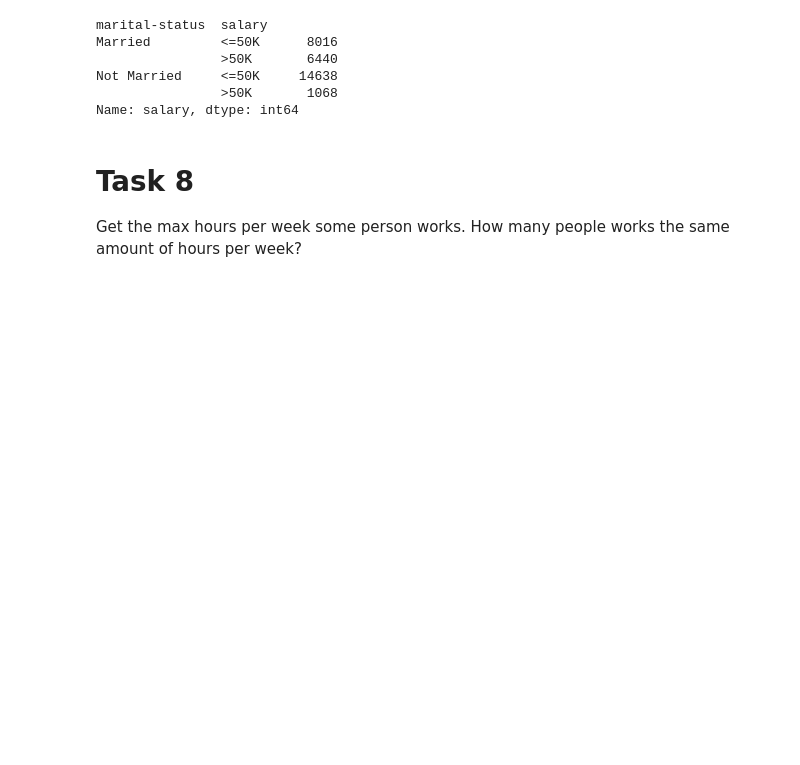
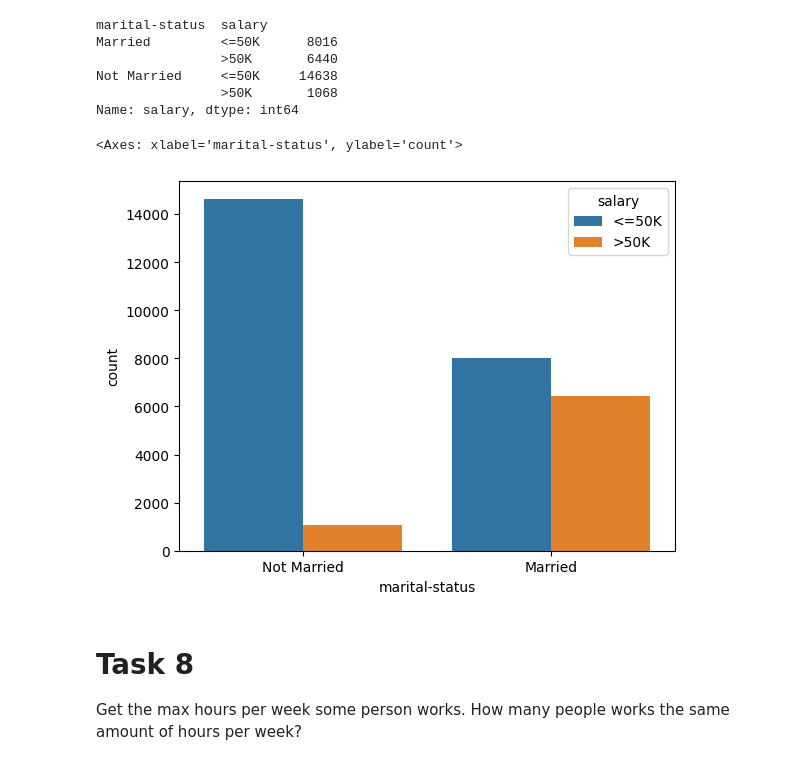
Before and after one commit to mate-academy/py-adult-data-analysis, a Jupyter notebook: app/main.ipynb, the cells around one changed output. Drawn from its saved outputs; the diff is of its cells as text; code cells hidden in the pictures; blank space fills up the shorter version.

Commit message:
add plot

```diff
--- a/app/main.ipynb
+++ b/app/main.ipynb
@@ -158,6 +159,11 @@ Married         <=50K      8016
 Not Married     <=50K     14638
                 >50K       1068
 Name: salary, dtype: int64
+# %%
+sns.countplot(x="marital-status", hue="salary", data=df)
+# %% [output]
+<Axes: xlabel='marital-status', ylabel='count'>
+[figure, added]
 # %% [markdown]
 # Task 8
 Get the max hours per week some person works. How many people works the same amount of hours per week?
```
Also changed, not shown: parts of 8 cells of this notebook.
